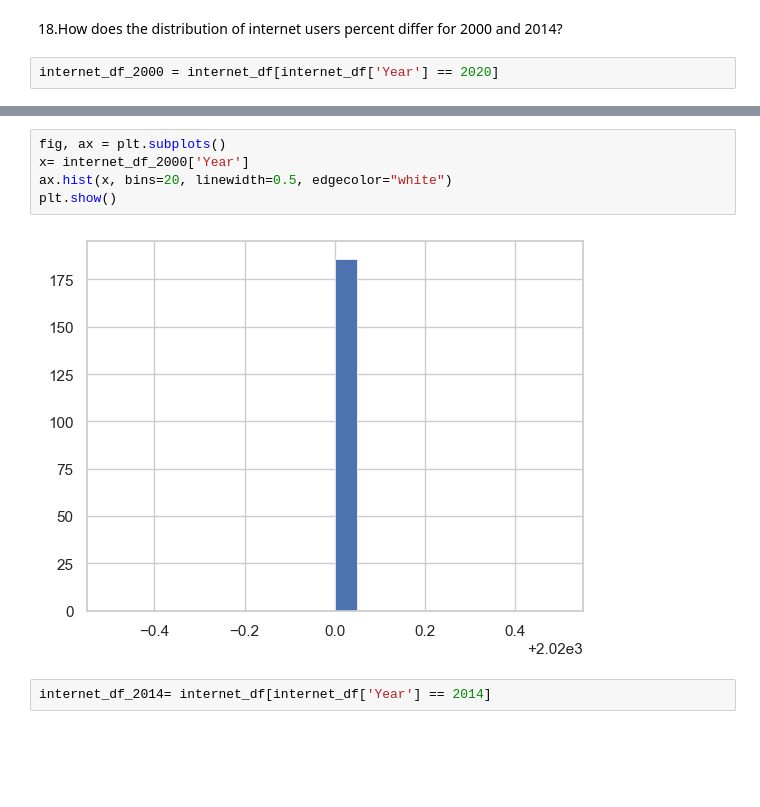
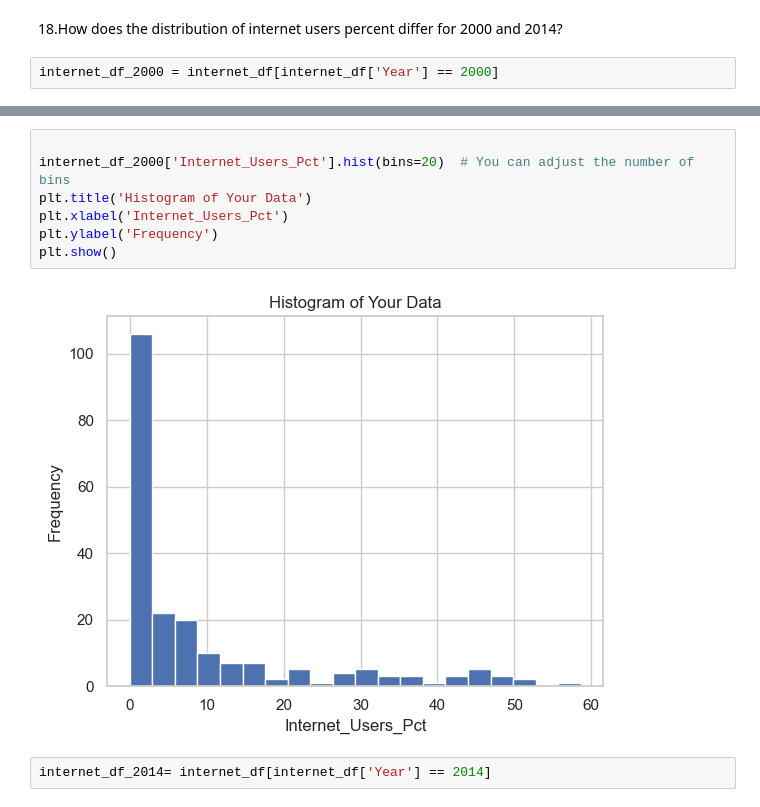
Before and after one commit to NSS-Data-Analytics-Cohort-12/un-python-Ranae0213, a Jupyter notebook: notebooks/UN.ipynb, the cells around one changed output, grey strips where cells are left out. Drawn from its saved outputs; the diff is of its cells as text; blank space fills up the shorter version.

```diff
--- a/notebooks/UN.ipynb
+++ b/notebooks/UN.ipynb
@@ -354,4 +354,4 @@ internet_df.sort_values(by=['Year'])
 # %% [markdown]
 18.How does the distribution of internet users percent differ for 2000 and 2014?
 # %%
-internet_df_2000 = internet_df[internet_df['Year'] == 2020]
+internet_df_2000 = internet_df[internet_df['Year'] == 2000]
@@ -358,9 +375,11 @@ internet_df_2000 = internet_df[internet_df['Year'] == 2020]
 # %%
-fig, ax = plt.subplots()
-x= internet_df_2000['Year']
-ax.hist(x, bins=20, linewidth=0.5, edgecolor="white")
+
+internet_df_2000['Internet_Users_Pct'].hist(bins=20)  # You can adjust the number of bins
+plt.title('Histogram of Your Data')
+plt.xlabel('Internet_Users_Pct')
+plt.ylabel('Frequency')
 plt.show()
 # %% [output]
-[figure, old version]
+[figure, new version]
 # %%
 internet_df_2014= internet_df[internet_df['Year'] == 2014]
```
Also changed, not shown: parts of 6 cells of this notebook.
